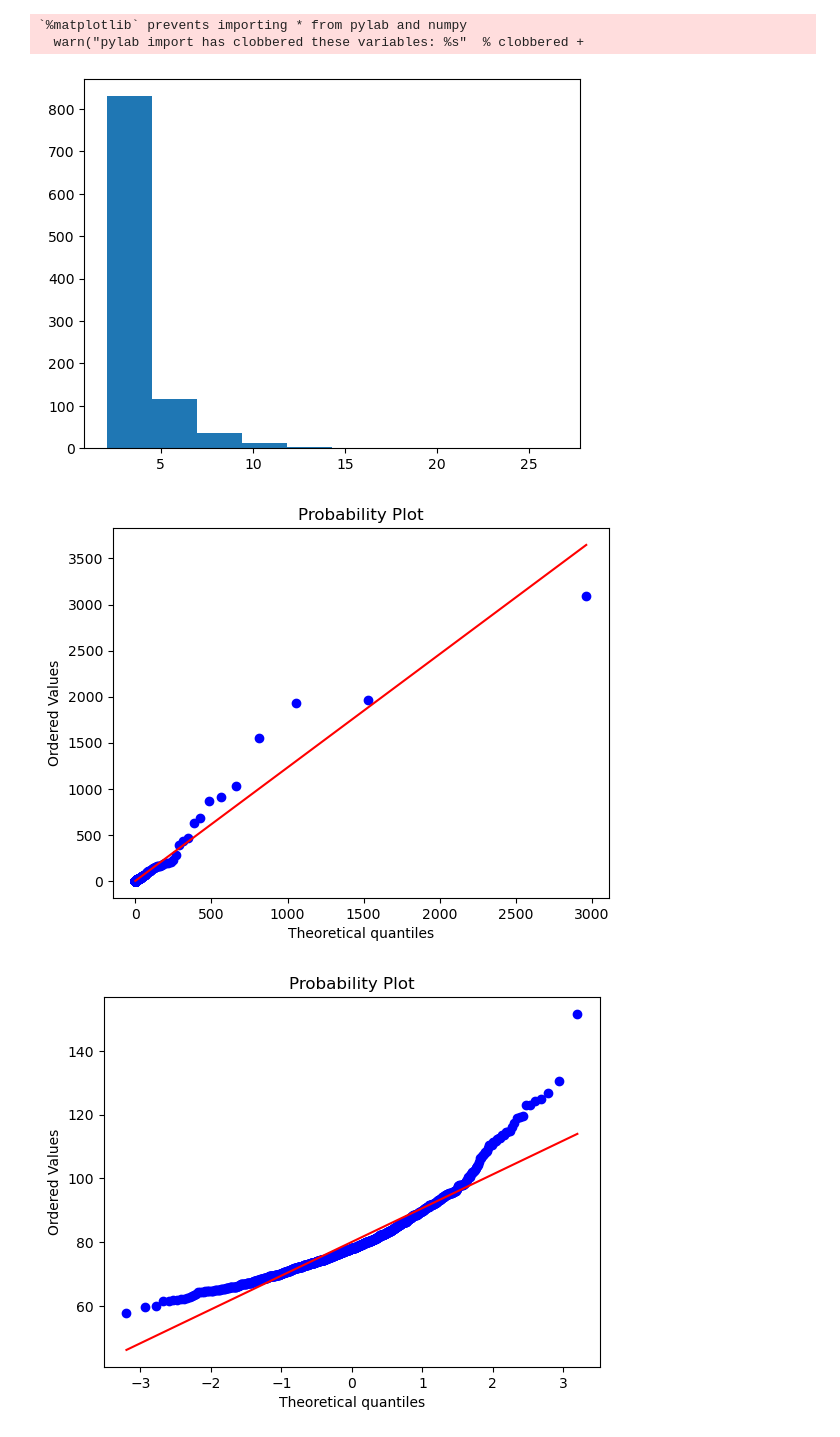
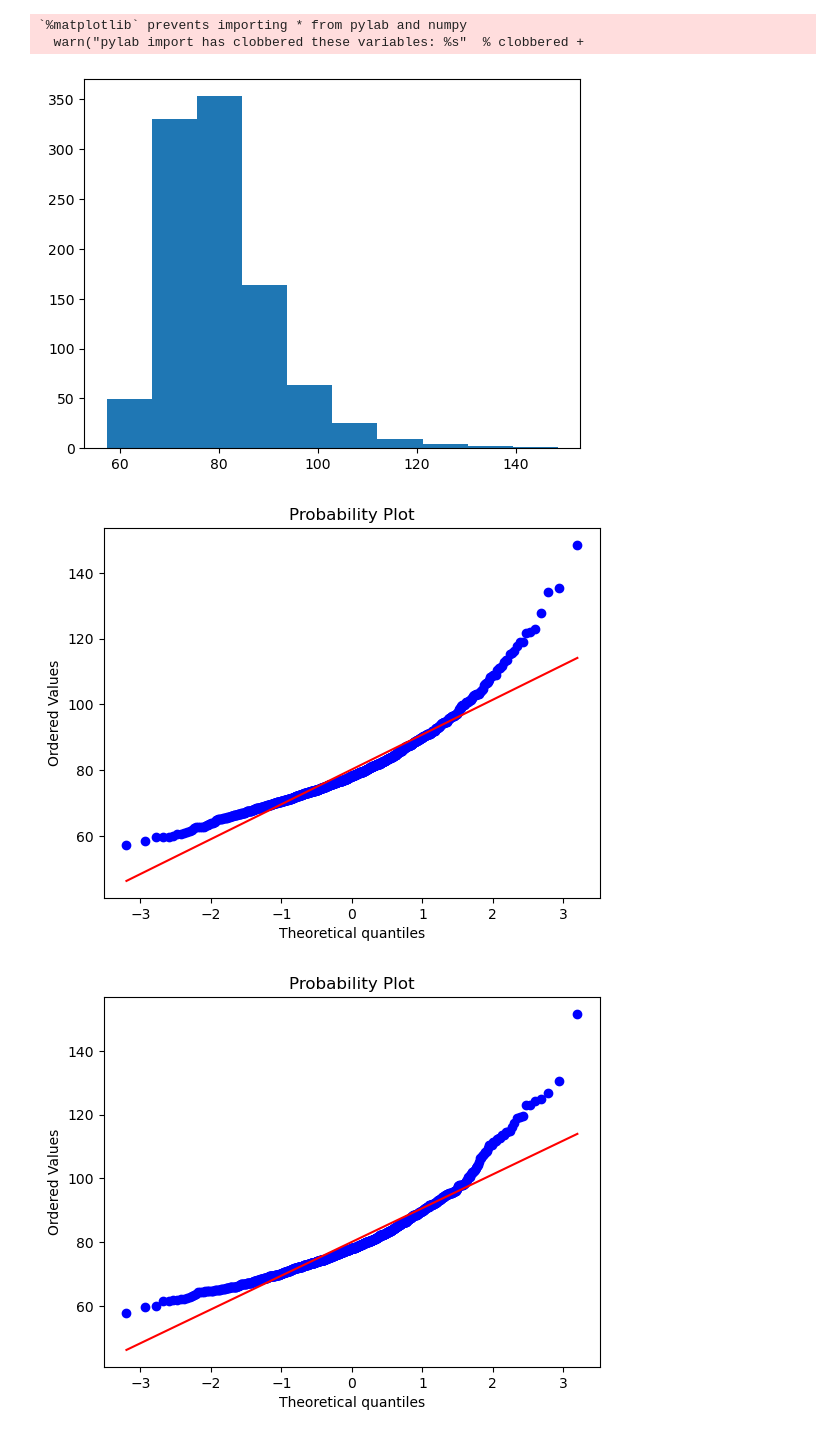
Before and after one commit to pileyan/applied_statistics_2024, a Jupyter notebook: lect04/Tests, QQ and chi.ipynb, the cells around one changed output. Drawn from its saved outputs; the diff is of its cells as text; code cells hidden in the pictures.

```diff
--- a/lect04/Tests, QQ and chi.ipynb
+++ b/lect04/Tests, QQ and chi.ipynb
@@ -352,6 +352,6 @@ Populating the interactive namespace from numpy and matplotlib
 # %%
 smpl = normal(70, 5, size = 1000) + exponential(10, size = 1000)
 # %%
-_ = plt.hist(stats.lognorm(1,2).rvs(1000))
+_ = plt.hist(smpl)
 # %% [output]
-[figure, old version]
+[figure, new version]
@@ -360,9 +358,9 @@ x = stats.lognorm(1,2).rvs(1000)
 # %%
-z=stats.lognorm.rvs(2.5,size=1000)
-stats.probplot(z,dist=stats.lognorm, sparams=(2.5,),plot=pylab)
+z=smpl
+stats.probplot(z,dist=stats.norm,plot=pylab)
 pylab.show()
 # %% [output]
-[figure, old version]
+[figure, new version]
 # %%
 f = stats.probplot(smpl, dist="norm", plot=pylab)
 # %% [output]
```
Also changed, not shown: parts of 5 cells of this notebook, 17 other files.
